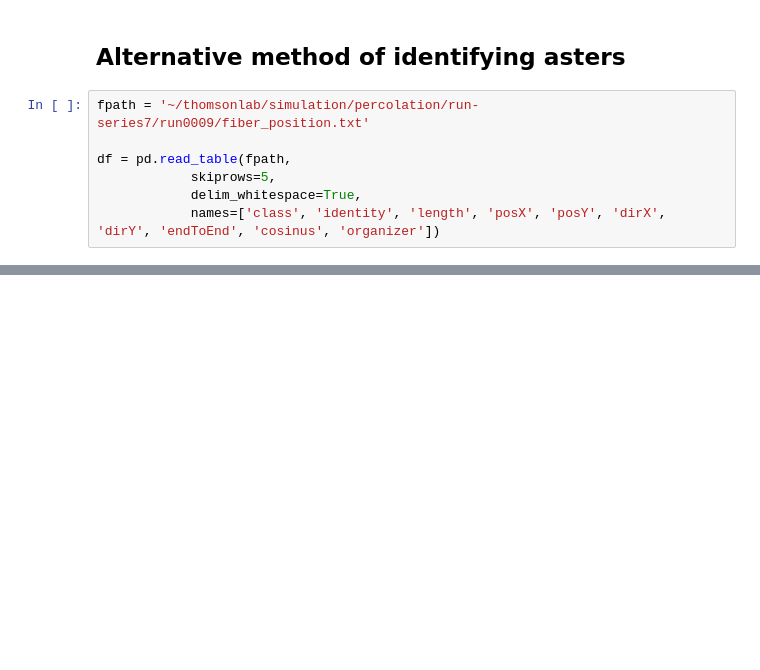
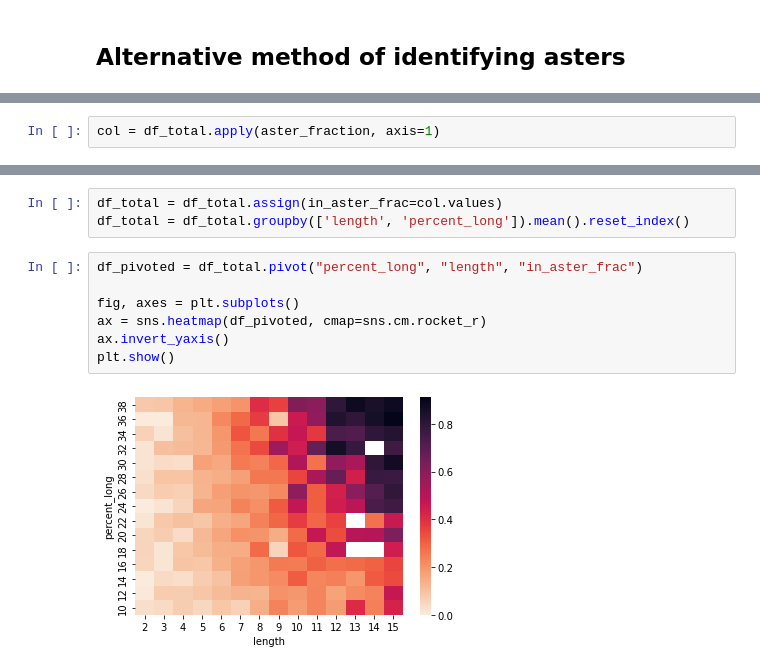
Before and after one commit to shichenliu97/active-matters-programmed-phase-transition, a Jupyter notebook: analysis/percolation-phases.ipynb, the cells around one changed output, grey strips where cells are left out. Cells and saved outputs as stored; diff of their text form; blank space fills up the shorter version.

```diff
--- a/analysis/percolation-phases.ipynb
+++ b/analysis/percolation-phases.ipynb
@@ -236,9 +180,2 @@ df[(df.length == 14) & (df.percent_long == 32)]
 # %% [markdown]
 ## Alternative method of identifying asters
-# %%
-fpath = '~/thomsonlab/simulation/percolation/run-series7/run0009/fiber_position.txt'
-
-df = pd.read_table(fpath,
-            skiprows=5,
-            delim_whitespace=True,
-            names=['class', 'identity', 'length', 'posX', 'posY', 'dirX', 'dirY', 'endToEnd', 'cosinus', 'organizer'])
@@ -261,0 +237,2 @@ plt.show()
+# %%
+col = df_total.apply(aster_fraction, axis=1)
@@ -261,0 +257,12 @@ plt.show()
+# %%
+df_total = df_total.assign(in_aster_frac=col.values)
+df_total = df_total.groupby(['length', 'percent_long']).mean().reset_index()
+# %%
+df_pivoted = df_total.pivot("percent_long", "length", "in_aster_frac")
+
+fig, axes = plt.subplots()
+ax = sns.heatmap(df_pivoted, cmap=sns.cm.rocket_r)
+ax.invert_yaxis()
+plt.show()
+# %% [output]
+[figure, added]
```
Also changed, not shown: parts of 21 cells of this notebook, 3 other files.
